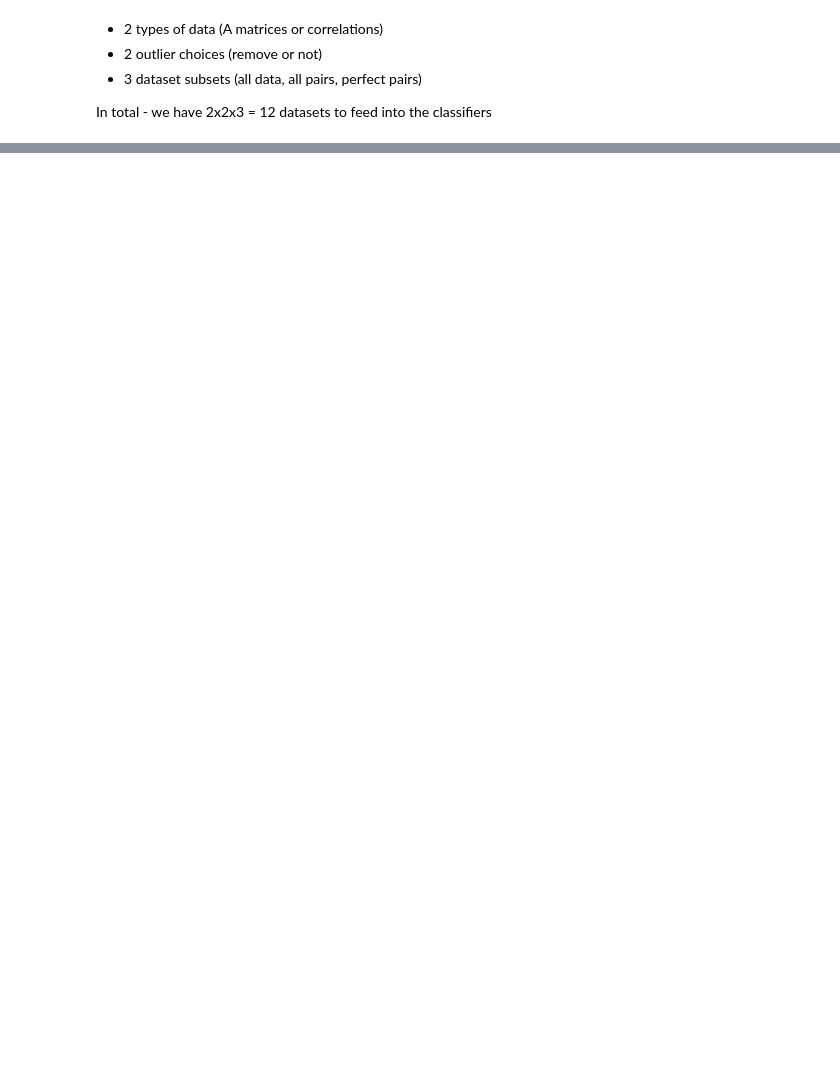
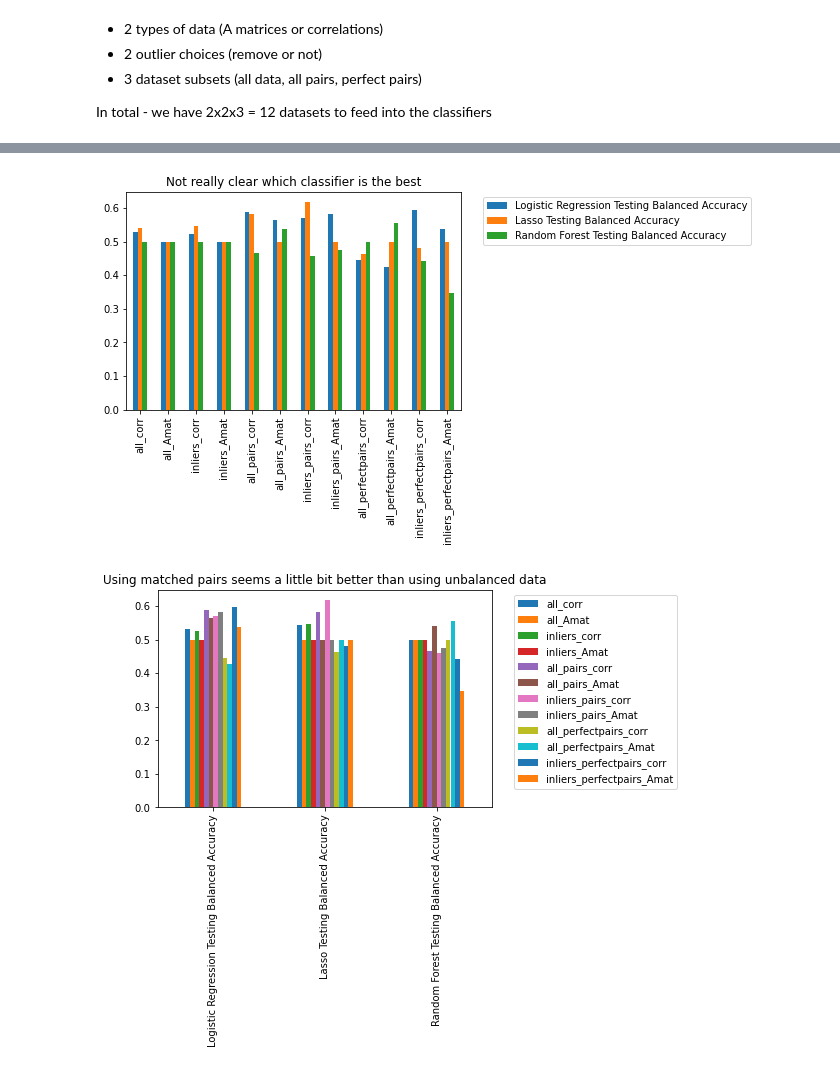
Before and after one commit to Dominic-DallOsto/translational-neuromodelling-mdd, a Jupyter notebook: Classifier/run_different_classifier_splits.ipynb, the cells around one changed output, grey strips where cells are left out. Saved outputs shown, nothing was run; the diff lists cells and outputs as text; code cells hidden in the pictures; blank space fills up the shorter version.

```diff
--- a/Classifier/run_different_classifier_splits.ipynb
+++ b/Classifier/run_different_classifier_splits.ipynb
@@ -204,2 +158,15 @@ plt.show()
+# %%
+scores_df.filter(regex='.*Testing Balanced.*', axis='index').T.plot(kind='bar')
+plt.title('Not really clear which classifier is the best')
+plt.legend(bbox_to_anchor=(1.05,1))
+plt.show()
+
+scores_df.filter(regex='.*Testing Balanced.*', axis='index').plot(kind='bar')
+plt.title('Using matched pairs seems a little bit better than using unbalanced data')
+plt.legend(bbox_to_anchor=(1.05,1))
+plt.show()
+# %% [output]
+[figure, added]
+[figure, added]
 # %%
 np.save('classifier_scores', scores)
```
Also changed, not shown: parts of 13 cells of this notebook, 3 other files.
